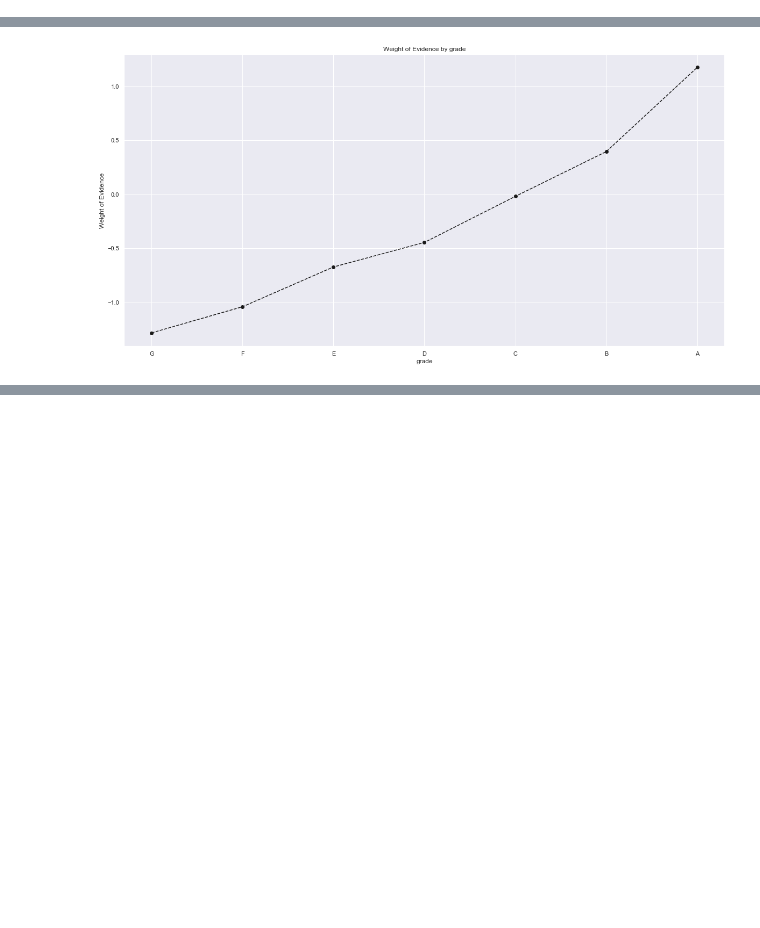
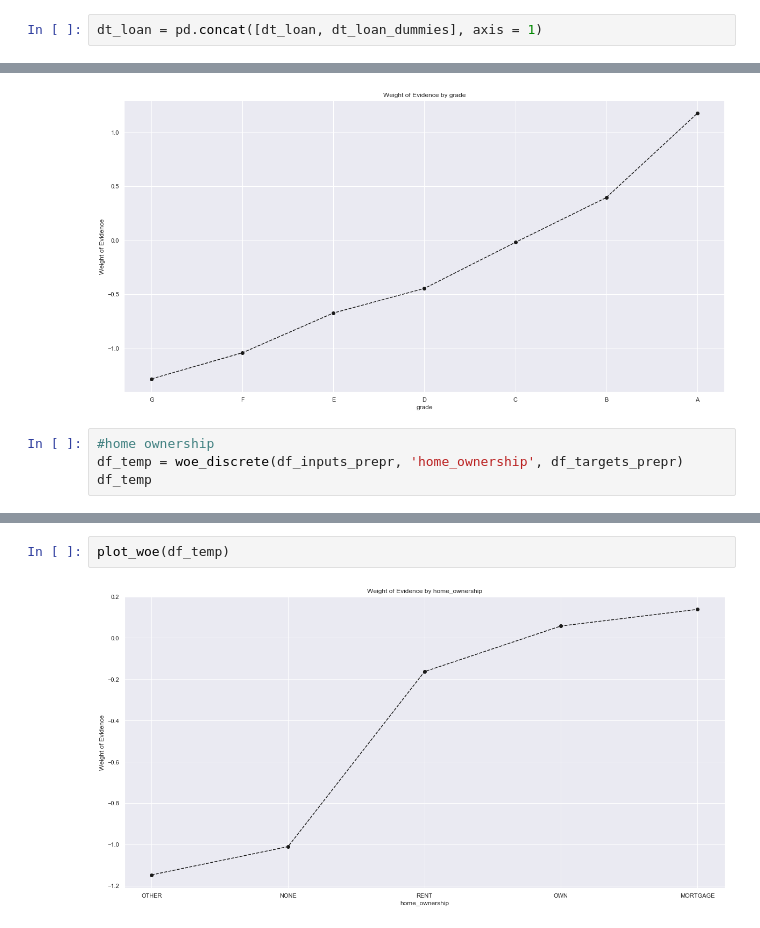
Before and after one commit to efazel/credit_analysis, a Jupyter notebook: data_preprocessing.ipynb, the cells around one changed output, grey strips where cells are left out. Saved outputs shown, nothing was run; the diff lists cells and outputs as text; blank space fills up the shorter version.

```diff
--- a/data_preprocessing.ipynb
+++ b/data_preprocessing.ipynb
@@ -235,3 +210,5 @@ pd.options.display.max_rows = 100
+# %%
+dt_loan = pd.concat([dt_loan, dt_loan_dummies], axis = 1)
 # %%
 dt_loan['loan_condition']
 # %% [output]
@@ -416,3 +401,7 @@ def plot_woe(df_WoE, rotation_axis = 0):
 plot_woe(df_temp)
 # %% [output]
 [figure]
+# %%
+#home ownership
+df_temp = woe_discrete(df_inputs_prepr, 'home_ownership', df_targets_prepr)
+df_temp
@@ -418,0 +416,4 @@ plot_woe(df_temp)
+# %%
+plot_woe(df_temp)
+# %% [output]
+[figure, added]
```
Also changed, not shown: parts of 47 cells of this notebook.
